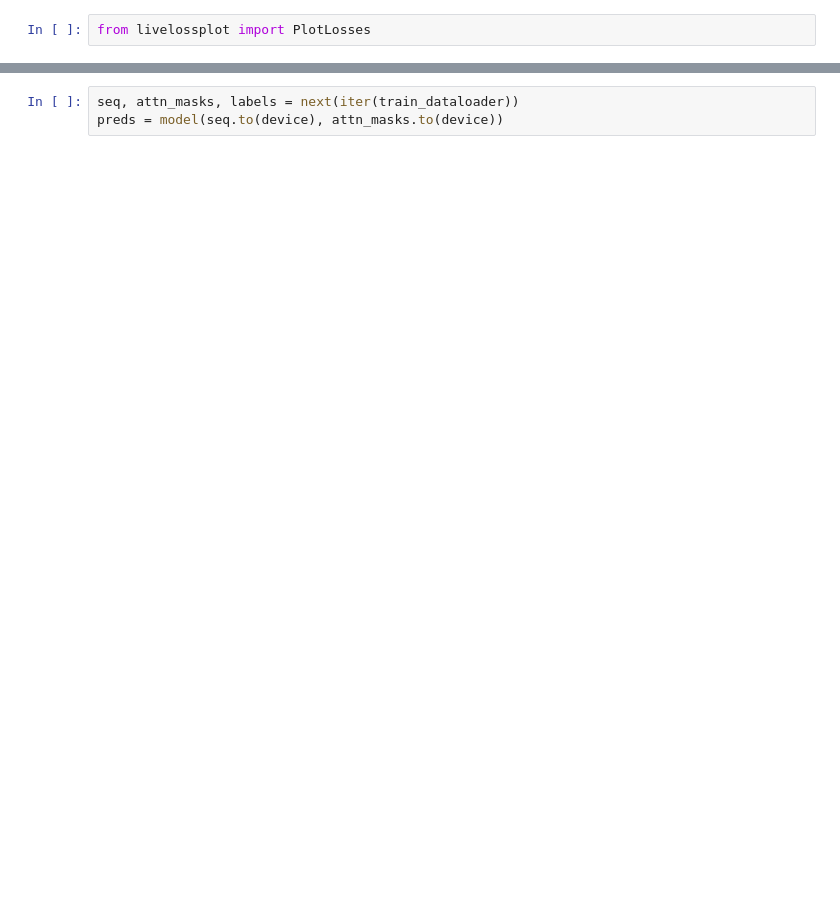
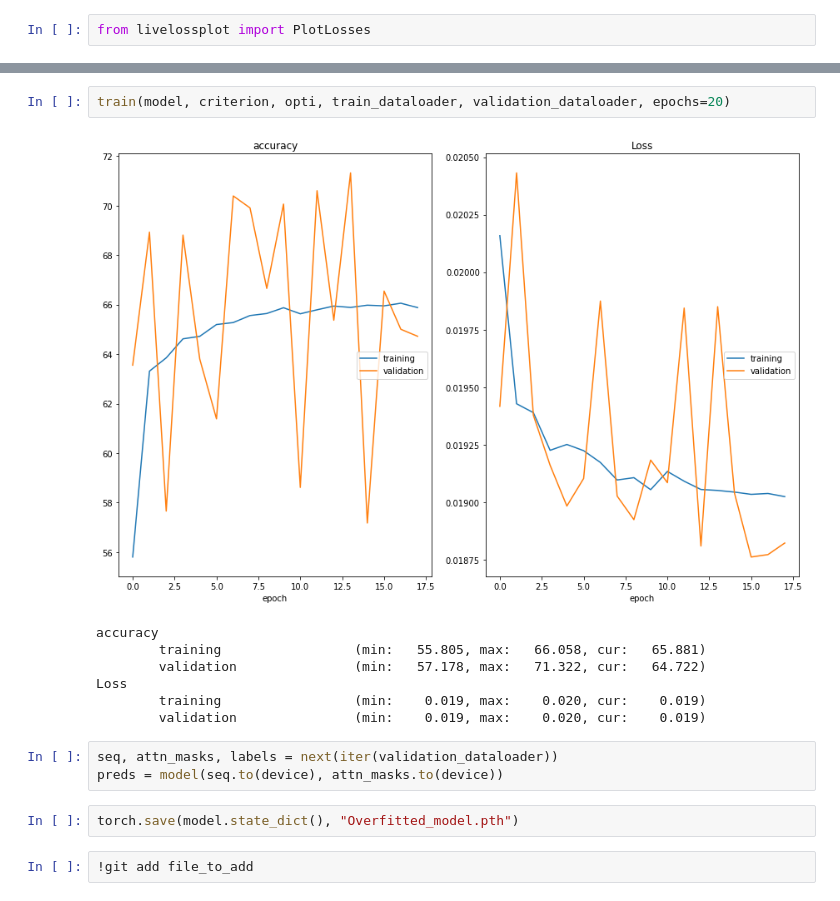
Before and after one commit to MSoumm/ENSAE-3A-NLP, a Jupyter notebook: NLP_Project_ODIC_SOUMM.ipynb, the cells around one changed output, grey strips where cells are left out. Cells and saved outputs as stored; diff of their text form; blank space fills up the shorter version.

```diff
--- a/NLP_Project_ODIC_SOUMM.ipynb
+++ b/NLP_Project_ODIC_SOUMM.ipynb
@@ -302,3 +364,17 @@ Loss
+# %%
+train(model, criterion, opti, train_dataloader, validation_dataloader, epochs=20)
+# %% [output]
+[figure, added]
+accuracy
+        training                 (min:   55.805, max:   66.058, cur:   65.881)
+        validation               (min:   57.178, max:   71.322, cur:   64.722)
+Loss
+        training                 (min:    0.019, max:    0.020, cur:    0.019)
+        validation               (min:    0.019, max:    0.020, cur:    0.019)
 # %%
-seq, attn_masks, labels = next(iter(train_dataloader))
+seq, attn_masks, labels = next(iter(validation_dataloader))
 preds = model(seq.to(device), attn_masks.to(device))
+# %%
+torch.save(model.state_dict(), "Overfitted_model.pth")
+# %%
+!git add file_to_add
```
Also changed, not shown: parts of 17 cells of this notebook.
